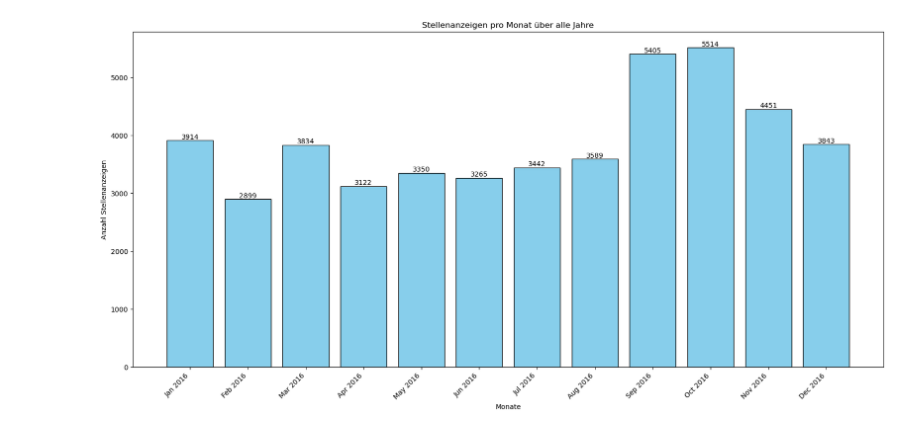
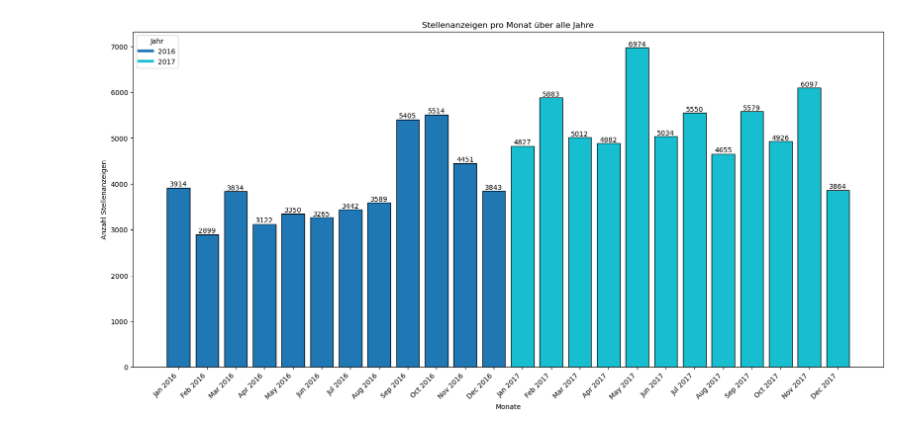
Before and after one commit to jabr-he/stea, a Jupyter notebook: run_prod_allyears.ipynb, the cells around one changed output. Saved outputs shown, nothing was run; the diff lists cells and outputs as text; code cells hidden in the pictures.

```diff
--- a/run_prod_allyears.ipynb
+++ b/run_prod_allyears.ipynb
@@ -24,7 +25,7 @@ pfp_ki = ['Kinderkrankenschwester', 'Kinderkrankenpfleger', 'Kinderkrankenpflege
 # Weibliche Formen, die nur durch -in entstehen, werden nicht beachtet bzw. zählen zu den männlichen dazu
 # %%
 # Echte Daten
-years = ['2016'] # Hier die Jahre angeben, die geladen werden sollen (final: 2016-2023)
+years = ['2016', '2017'] # Hier die Jahre angeben, die geladen werden sollen (final: 2016-2023)
 count_gen_oza = {}
 count_kh_oza = {}
 count_ki_oza = {}
@@ -52,6 +53,10 @@ month_counts = {}  # Speichert die Anzahl der Stellenanzeigen für jedes (Jahr,
 all_months = set()
 year_counts = {}  # Speichert die Anzahl der Stellenanzeigen für jedes Jahr
 all_years = set()
+count_all_gen = {}
+count_all_kh = {}
+count_all_ki = {}
+count_all_ap = {}
 for year in years:
     # Hier Jahr öffnen (json), filtern, Variablen rausholen, löschen
     with open(f"/Users/jan/Documents/Promotion/BIBB GW/hdd/Pflege/Pflege_{year}.json", 'r') as file:
@@ -90,6 +95,10 @@ for year in years:
     count_ki_oza[year] = (df_full['ki'] == 1 & df_full['ap'].isna() & df_full['gen'].isna() & df_full['kh'].isna()).sum()
     count_ap_oza[year] = (df_full['ap'] == 1 & df_full['ki'].isna() & df_full['gen'].isna() & df_full['kh'].isna()).sum()
     count_all_oza[year] = len(df_full)
+    count_all_gen[year] = (df_full['gen'] == 1).sum()
+    count_all_kh[year] = (df_full['kh'] == 1).sum()
+    count_all_ki[year] = (df_full['ki'] == 1).sum()
+    count_all_ap[year] = (df_full['ap'] == 1).sum()
     print(f"Stellenanzeigen in {year} insgesamt: {count_all_oza[year]}")
     print(f"Stellenanzeigen in {year} nur mit generalistischen Berufsbezeichnungen: {count_gen_oza[year]}")
     print(f"Stellenanzeigen in {year} nur mit Berufsbezeichnungen der Akutpflege: {count_kh_oza[year]}")
@@ -153,7 +162,7 @@ for year in years:
     # Zeige die Summe an
     print(f"Die Gesamtsumme aller 1er, 2er, 3er-kombis + der 4er-kombi in Jahr {year} ist: {total_count[year]}")
     print(f"Die Gesamtsumme aller 1er, 2er, 3er-kombis + der 4er-kombi + NaN-Fehler in Jahr {year} ist: {total_nan[year]}")
-    print(f"Stellenanzeigen insgesamt: {count_all_oza[year]} (Muss gleich sein wie zeile darüber!)")
+    print(f"Stellenanzeigen insgesamt: {count_all_oza[year]} (Muss gleich sein wie zeile darüber!)\n")
     timestamps = [datetime.strptime(date, "%Y-%m-%d") for date in df_full["date"]]
     months = {(ts.year, ts.month) for ts in timestamps}
     all_months.update(months)
@@ -458,9 +476,9 @@ if count_kh_sub >= 1:
     # Zeige das Diagramm
     plt.show()
 sizes = [
-    sum(count_gen_oza), sum(count_kh_oza), sum(count_ki_oza), sum(count_ap_oza),
-    sum(count_kh_gen), sum(count_gen_ki), sum(count_gen_ap), sum(count_kh_ki), sum(count_kh_ap), sum(count_ki_ap),
-    sum(count_kh_gen_ki), sum(count_kh_gen_ap), sum(count_kh_ki_ap), sum(count_gen_ki_ap), sum(count_all_oza)
+    sum(count_gen_oza.values()), sum(count_kh_oza.values()), sum(count_ki_oza.values()), sum(count_ap_oza.values()),
+    sum(count_kh_gen.values()), sum(count_gen_ki.values()), sum(count_gen_ap.values()), sum(count_kh_ki.values()), sum(count_kh_ap.values()), sum(count_ki_ap.values()),
+    sum(count_kh_gen_ki.values()), sum(count_kh_gen_ap.values()), sum(count_kh_ki_ap.values()), sum(count_gen_ki_ap.values()), sum(count_all_oza.values())
 ]
 # Labels für das Diagramm
 labels = [
@@ -553,29 +573,32 @@ TypeError: unsupported operand type(s) for +: 'int' and 'str'
 # %%
 # Bar: Alle SteA pro Monat --> absolut
 # Für alle Jahre
 sorted_months = sorted(all_months)
 month_labels = [datetime(year, month, 1).strftime("%b %Y") for year, month in sorted_months]
 xmonths = np.arange(len(month_labels))
 ymonths = [month_counts.get(month, 0) for month in sorted_months]
-# Erstelle das finale Balkendiagramm
+yearsfc = sorted(set(year for year, month in sorted_months))
+cmap = plt.colormaps.get_cmap('tab10')
+colors = [cmap(i / max(1, len(yearsfc) - 1)) for i in range(len(yearsfc))]
+year_color_map = {year: colors[i] for i, year in enumerate(yearsfc)}
+bar_colors = [year_color_map[year] for year, month in sorted_months]
 fig, ax = plt.subplots(figsize=(16, 8), constrained_layout=True)
-barone = ax.bar(xmonths, ymonths, color='skyblue', edgecolor='black')
+barone = ax.bar(xmonths, ymonths, color=bar_colors, edgecolor='black')
 # Werte über die Balken schreiben
 for rect in barone:
     height = rect.get_height()
     ax.text(rect.get_x() + rect.get_width() / 2, height + 0.5, str(height),
             ha='center', va='bottom')
-# Achsenbeschriftung & Titel
 ax.set_xticks(xmonths)
 ax.set_xticklabels(month_labels, rotation=45, ha='right')
 ax.set_xlabel('Monate')
 ax.set_ylabel('Anzahl Stellenanzeigen')
 ax.set_title('Stellenanzeigen pro Monat über alle Jahre')
-
-# Zeige das Diagramm an
+handles = [plt.Line2D([0], [0], color=year_color_map[year], lw=4) for year in yearsfc]
+ax.legend(handles, yearsfc, title="Jahr", loc="upper left")
 plt.show()
 # %% [output]
-[figure, old version]
+[figure, new version]
 # %%
 # Bar: Alle SteA pro Jahr absolut
 bar_colors = ["red", "blue", "green", "orange", "purple", "cyan", "brown", "pink", "lime", "yellow"]
```
Also changed, not shown: parts of 8 cells of this notebook.
